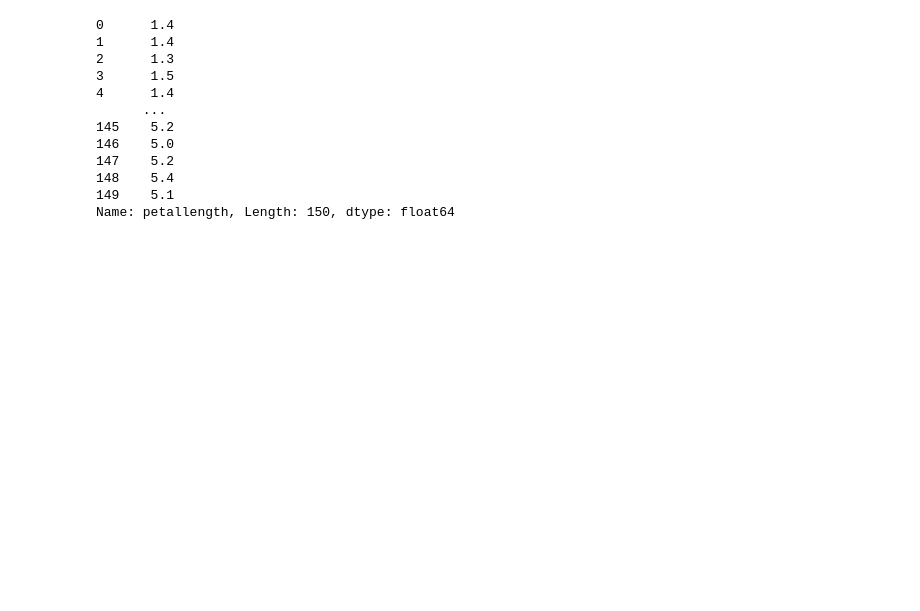
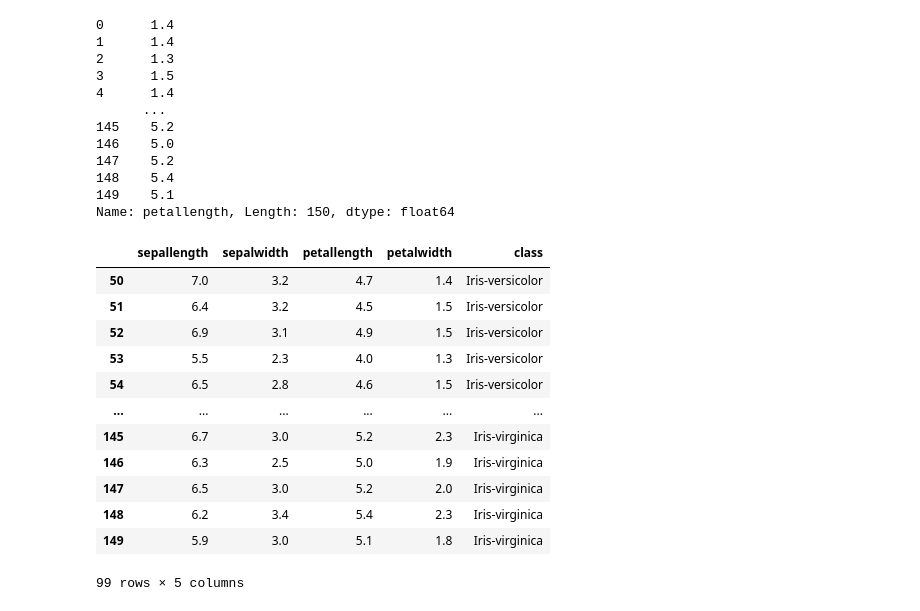
Before and after one commit to CayMurray/behavior, a Jupyter notebook: jupyter/code_presentation.ipynb, the cells around one changed output. Saved outputs shown, nothing was run; the diff lists cells and outputs as text; code cells hidden in the pictures; blank space fills up the shorter version.

```diff
--- a/jupyter/code_presentation.ipynb
+++ b/jupyter/code_presentation.ipynb
@@ -33,3 +40,22 @@ df_petal
 148    5.4
 149    5.1
 Name: petallength, Length: 150, dtype: float64
+# %%
+## FILTER COLUMNS BASED ON CONDITIONS ##
+
+df_filtered = df[(df['petallength'] > 3) & (df['sepallength'] > 1)]
+df_filtered
+# %% [output]
+|  | sepallength | sepalwidth | petallength | petalwidth | class |
+| 50 | 7.0 | 3.2 | 4.7 | 1.4 | Iris-versicolor |
+| 51 | 6.4 | 3.2 | 4.5 | 1.5 | Iris-versicolor |
+| 52 | 6.9 | 3.1 | 4.9 | 1.5 | Iris-versicolor |
+| 53 | 5.5 | 2.3 | 4.0 | 1.3 | Iris-versicolor |
+| 54 | 6.5 | 2.8 | 4.6 | 1.5 | Iris-versicolor |
+| ... | ... | ... | ... | ... | ... |
+| 145 | 6.7 | 3.0 | 5.2 | 2.3 | Iris-virginica |
+| 146 | 6.3 | 2.5 | 5.0 | 1.9 | Iris-virginica |
+| 147 | 6.5 | 3.0 | 5.2 | 2.0 | Iris-virginica |
+| 148 | 6.2 | 3.4 | 5.4 | 2.3 | Iris-virginica |
+| 149 | 5.9 | 3.0 | 5.1 | 1.8 | Iris-virginica |
+99 rows × 5 columns
```
Also changed, not shown: parts of 5 cells of this notebook.
